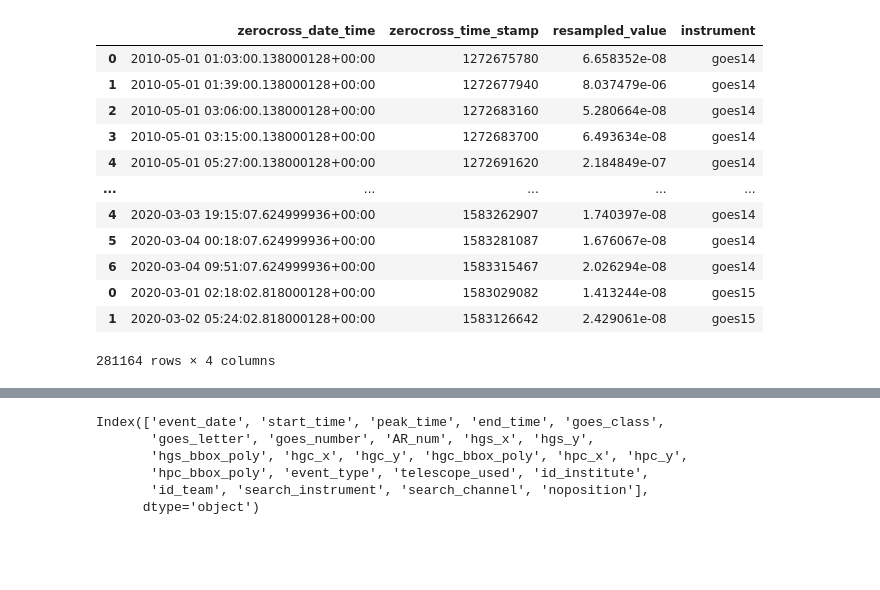
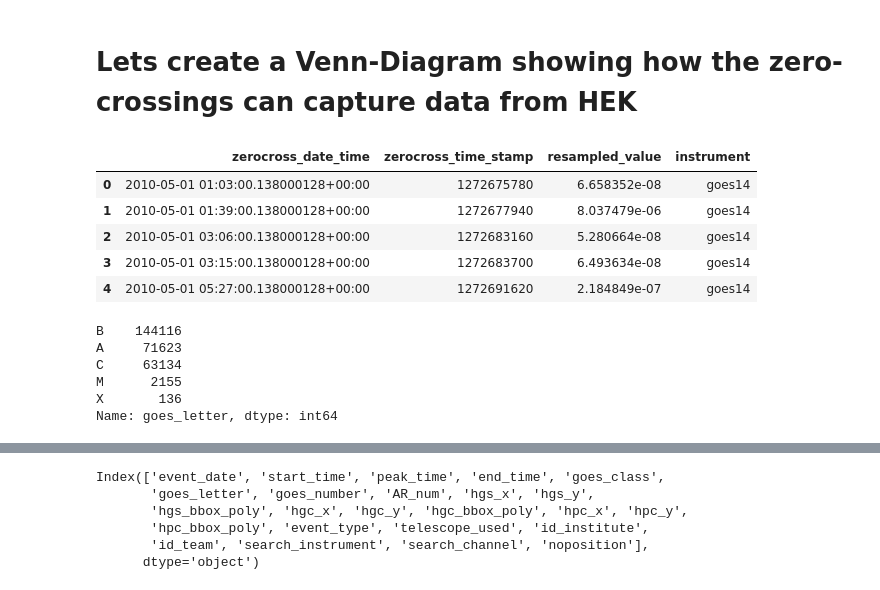
Before and after one commit to jpadial15/ALEXIS_pipeline, a Jupyter notebook: jupyter_notebooks/zerocross_analysis.ipynb, the cells around one changed output, grey strips where cells are left out. Drawn from its saved outputs; the diff is of its cells as text; code cells hidden in the pictures; blank space fills up the shorter version.

```diff
--- a/jupyter_notebooks/zerocross_analysis.ipynb
+++ b/jupyter_notebooks/zerocross_analysis.ipynb
@@ -15 +18,3 @@ import hashlib
+# %% [markdown]
+# Lets create a Venn-Diagram showing how the zero-crossings can capture data from HEK
 # %%
@@ -22,18 +29,11 @@ for file in glob(glob_str):
 
 merged_zerocross_df = pd.concat(merged_df_list)
 # %%
-merged_zerocross_df
+merged_zerocross_df.head()
 # %% [output]
 |  | zerocross_date_time | zerocross_time_stamp | resampled_value | instrument |
 | 0 | 2010-05-01 01:03:00.138000128+00:00 | 1272675780 | 6.658352e-08 | goes14 |
 | 1 | 2010-05-01 01:39:00.138000128+00:00 | 1272677940 | 8.037479e-06 | goes14 |
 | 2 | 2010-05-01 03:06:00.138000128+00:00 | 1272683160 | 5.280664e-08 | goes14 |
 | 3 | 2010-05-01 03:15:00.138000128+00:00 | 1272683700 | 6.493634e-08 | goes14 |
 | 4 | 2010-05-01 05:27:00.138000128+00:00 | 1272691620 | 2.184849e-07 | goes14 |
-| ... | ... | ... | ... | ... |
-| 4 | 2020-03-03 19:15:07.624999936+00:00 | 1583262907 | 1.740397e-08 | goes14 |
-| 5 | 2020-03-04 00:18:07.624999936+00:00 | 1583281087 | 1.676067e-08 | goes14 |
-| 6 | 2020-03-04 09:51:07.624999936+00:00 | 1583315467 | 2.026294e-08 | goes14 |
-| 0 | 2020-03-01 02:18:02.818000128+00:00 | 1583029082 | 1.413244e-08 | goes15 |
-| 1 | 2020-03-02 05:24:02.818000128+00:00 | 1583126642 | 2.429061e-08 | goes15 |
-281164 rows × 4 columns
@@ -39,0 +74,9 @@ merged_zerocross_df
+# %%
+merged_zerocross_df.goes_letter.value_counts()
+# %% [output]
+B    144116
+A     71623
+C     63134
+M      2155
+X       136
+Name: goes_letter, dtype: int64
```
Also changed, not shown: parts of 35 cells of this notebook.
